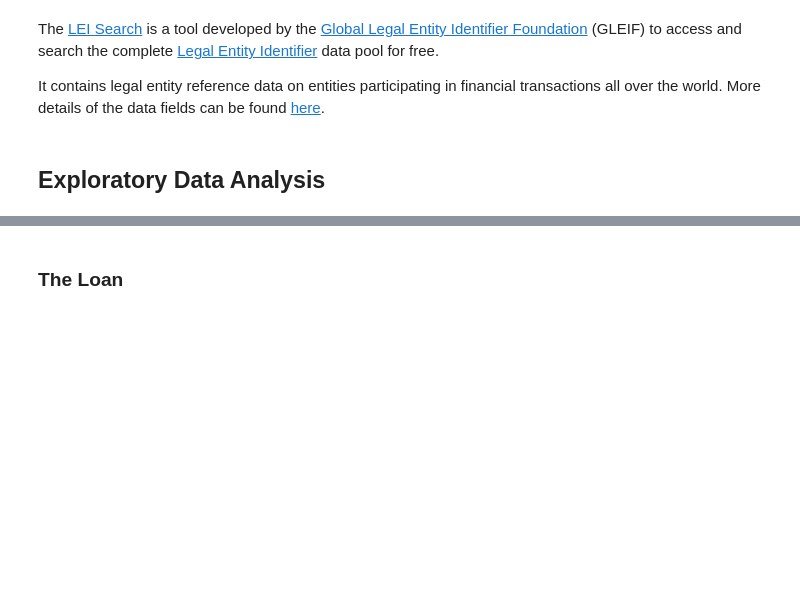
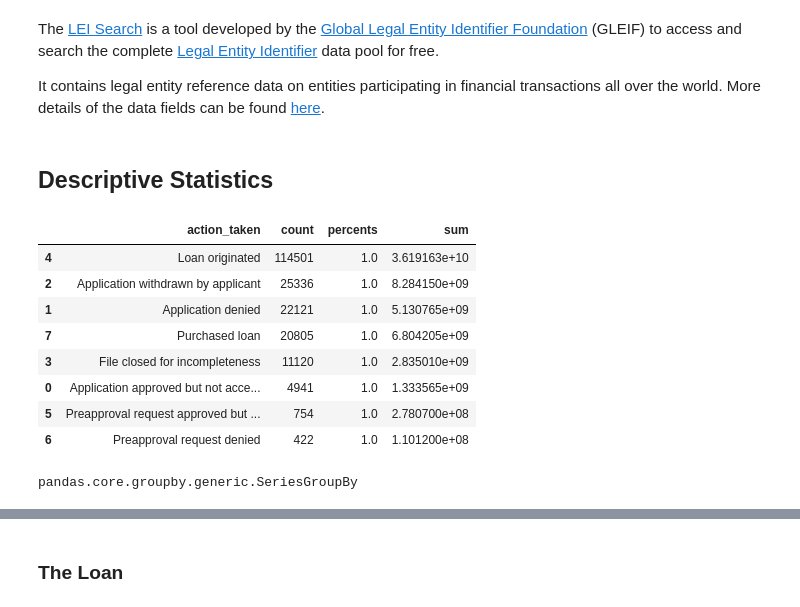
Before and after one commit to mandelbrojt/hmda-eda, a Jupyter notebook: us-mortgage-lending-eda.ipynb, the cells around one changed output, grey strips where cells are left out. Cells and saved outputs as stored; diff of their text form; code cells hidden in the pictures; blank space fills up the shorter version.

Commit message:
Added group_describer() function

```diff
--- a/us-mortgage-lending-eda.ipynb
+++ b/us-mortgage-lending-eda.ipynb
@@ -230,7 +230,7 @@ The [LEI Search](https://search.gleif.org/#/search/) is a tool developed by the
 It contains legal entity reference data on entities participating in financial transactions all over the world. More details of the data fields can be found [here](https://www.gleif.org/en/about-lei/common-data-file-format/current-versions/level-1-data-lei-cdf-3-1-format).
 # %%
 gleif_dtypes = {
-    "LEI":"category", "Entity.LegalName":"category", "Entity.HeadquartersAddress.City":"category",
+    "LEI":"category", "Entity.LegalName":"str", "Entity.HeadquartersAddress.City":"category",
     "Entity.HeadquartersAddress.Country":"category", "Entity.HeadquartersAddress.PostalCode":"category",
     "Entity.EntityCreationDate":"str"
 }
@@ -256,14 +256,63 @@ gleif["Entity.EntityCreationDate"] = gleif["Entity.EntityCreationDate"].astype("
 merged_df = pd.merge(mortgage_lending, gleif, how="left", left_on="lei", right_on="LEI")
 
 # Add legal entity information to mortgage lending dataset
-new_col_names = [
-    "institution_name", "institution_city", "institution_country",
-    "institution_postal_code", "institution_years"
-]
+new_col_names = ["institution_name", "institution_city", "institution_country","institution_postal_code", "institution_years"]
+
 for new_col, old_col in zip(new_col_names, list(gleif_dtypes.keys())[1:]):
     mortgage_lending[new_col] = merged_df[old_col]
-# %% [markdown]
-## Exploratory Data Analysis
+# %% [markdown]
+## Descriptive Statistics
+# %%
+def group_describer(dataset: pd.DataFrame, groups: list, quant_var: str, descriptors: str="all") -> pd.DataFrame:
+    """Descriptive statistics for the given measurement by groups"""
+    # Lists with descriptive or summary functions
+    frequency = ["count", lambda x: x.count() / x.size, "sum"]
+    central_tendency = ["mean", "median", "mode"]
+    position = ["min", lambda x: x.quantile(0.25), "median", lambda x: x.quantile(0.75), "max"]
+    dispersion = [lambda x: x.max() - x.min(), lambda x: x.quantile(0.75) - x.quantile(0.25), "mad", "std", "var"]
+    shape = ["skew", "kurt"]
+
+    if descriptors == "frequency":
+        functions = frequency
+        agg_df = dataset.groupby(groups)[quant_var].agg(functions).reset_index()
+        agg_df = agg_df.rename(columns={"<lambda_0>": "percents"})
+        agg_df = agg_df.sort_values(by="count", ascending=False)
+    elif descriptors == "central_tendency":
+        functions = central_tendency
+        agg_df = dataset.groupby(groups)[quant_var].agg(functions).reset_index()
+    elif descriptors == "position":
+        functions = position
+        agg_df = dataset.groupby(groups)[quant_var].agg(functions).reset_index()
+        agg_df = agg_df.rename(columns={"<lambda_0>": "Q1", "<lambda_1>": "Q3"})
+    elif descriptors == "dispersion":
+        functions = dispersion
+        agg_df = dataset.groupby(groups)[quant_var].agg(functions).reset_index()
+        agg_df = agg_df.rename(columns={"<lambda_0>": "range", "<lambda_1>": "iq_range"})
+    elif descriptors == "shape":
+        functions = shape
+        agg_df = dataset.groupby(groups)[quant_var].agg(functions).reset_index()
+    elif descriptors == "all":
+        functions = frequency + central_tendency + position + dispersion + shape
+        agg_df = dataset.groupby(groups)[quant_var].agg(functions).reset_index()
+        agg_df = agg_df.rename(columns={"<lambda_0>": "percents", "<lambda_1>": "Q1", "<lambda_2>": "Q3", "<lambda_3>": "range", "<lambda_4>": "iq_range"})
+
+    return agg_df
+# %%
+group_describer(mortgage_lending, "action_taken", "loan_amount", descriptors="frequency")
+# %% [output]
+|  | action_taken | count | percents | sum |
+| 4 | Loan originated | 114501 | 1.0 | 3.619163e+10 |
+| 2 | Application withdrawn by applicant | 25336 | 1.0 | 8.284150e+09 |
+| 1 | Application denied | 22121 | 1.0 | 5.130765e+09 |
+| 7 | Purchased loan | 20805 | 1.0 | 6.804205e+09 |
+| 3 | File closed for incompleteness | 11120 | 1.0 | 2.835010e+09 |
+| 0 | Application approved but not acce... | 4941 | 1.0 | 1.333565e+09 |
+| 5 | Preapproval request approved but ... | 754 | 1.0 | 2.780700e+08 |
+| 6 | Preapproval request denied | 422 | 1.0 | 1.101200e+08 |
+# %%
+type(mortgage_lending.groupby("action_taken")["loan_amount"])
+# %% [output]
+pandas.core.groupby.generic.SeriesGroupBy
 # %%
 mortgage_lending.info()
 # %% [output]
```
Also changed, not shown: parts of 40 cells of this notebook.
